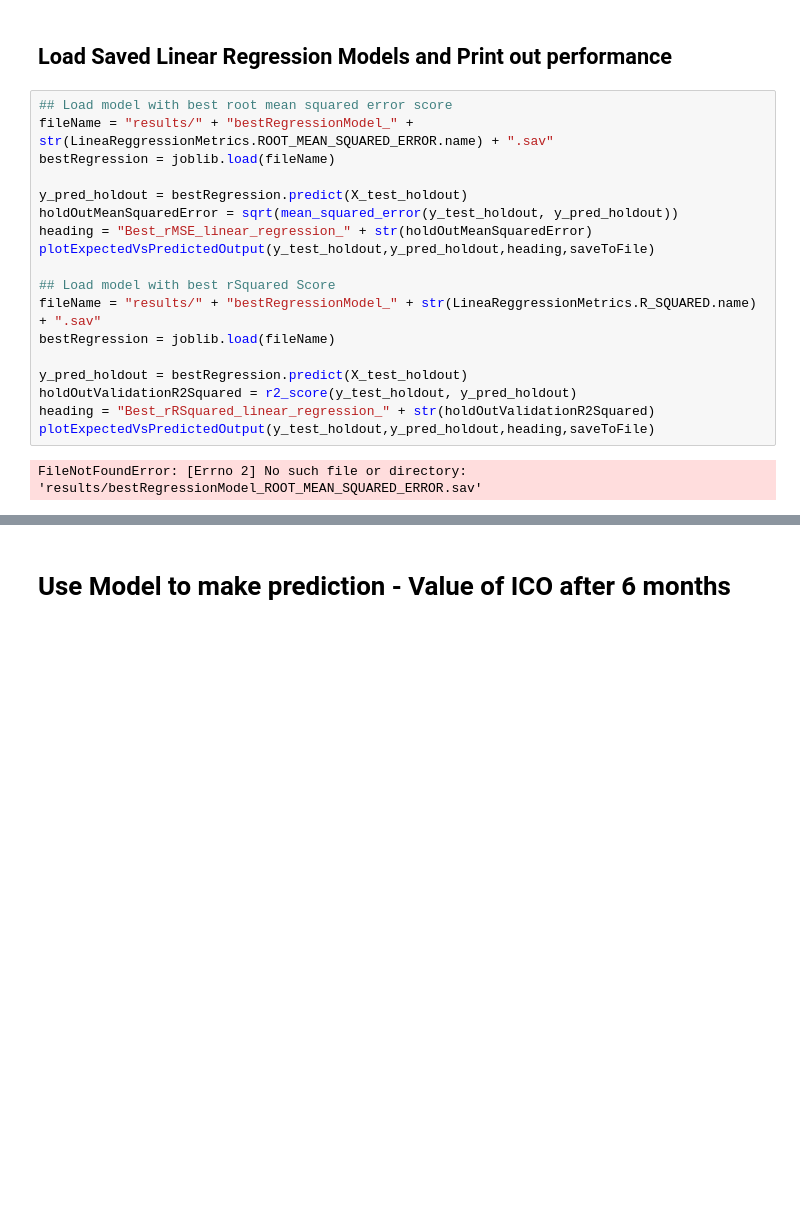
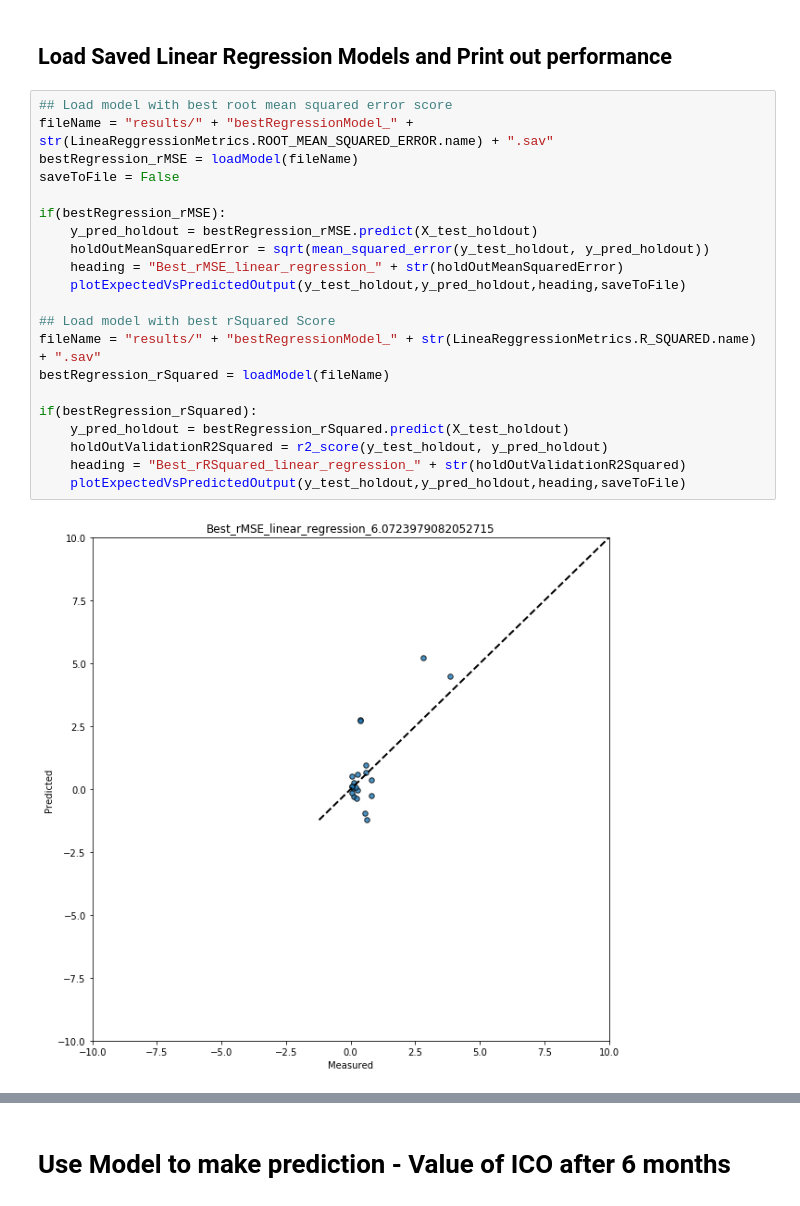
Before and after one commit to KaleabTessera/ICOOmen_ML_Model, a Jupyter notebook: ICOData.ipynb, the cells around one changed output, grey strips where cells are left out. Saved outputs shown, nothing was run; the diff lists cells and outputs as text; blank space fills up the shorter version.

Commit message:
Loaded some pre-trained models.

```diff
--- a/ICOData.ipynb
+++ b/ICOData.ipynb
@@ -298,20 +300,23 @@ ridgeRegressionRunnerOptimize(LineaReggressionMetrics.R_SQUARED,n,X_cross,y_cros
 # %%
 ## Load model with best root mean squared error score
 fileName = "results/" + "bestRegressionModel_" + str(LineaReggressionMetrics.ROOT_MEAN_SQUARED_ERROR.name) + ".sav"
-bestRegression = joblib.load(fileName)
+bestRegression_rMSE = loadModel(fileName)
+saveToFile = False
 
-y_pred_holdout = bestRegression.predict(X_test_holdout)
-holdOutMeanSquaredError = sqrt(mean_squared_error(y_test_holdout, y_pred_holdout))
-heading = "Best_rMSE_linear_regression_" + str(holdOutMeanSquaredError)
-plotExpectedVsPredictedOutput(y_test_holdout,y_pred_holdout,heading,saveToFile)
+if(bestRegression_rMSE):
+    y_pred_holdout = bestRegression_rMSE.predict(X_test_holdout)
+    holdOutMeanSquaredError = sqrt(mean_squared_error(y_test_holdout, y_pred_holdout))
+    heading = "Best_rMSE_linear_regression_" + str(holdOutMeanSquaredError)
+    plotExpectedVsPredictedOutput(y_test_holdout,y_pred_holdout,heading,saveToFile)
 
 ## Load model with best rSquared Score
 fileName = "results/" + "bestRegressionModel_" + str(LineaReggressionMetrics.R_SQUARED.name) + ".sav"
-bestRegression = joblib.load(fileName)
+bestRegression_rSquared = loadModel(fileName)
 
-y_pred_holdout = bestRegression.predict(X_test_holdout)
-holdOutValidationR2Squared = r2_score(y_test_holdout, y_pred_holdout)
-heading = "Best_rRSquared_linear_regression_" + str(holdOutValidationR2Squared)
-plotExpectedVsPredictedOutput(y_test_holdout,y_pred_holdout,heading,saveToFile)
+if(bestRegression_rSquared):
+    y_pred_holdout = bestRegression_rSquared.predict(X_test_holdout)
+    holdOutValidationR2Squared = r2_score(y_test_holdout, y_pred_holdout)
+    heading = "Best_rRSquared_linear_regression_" + str(holdOutValidationR2Squared)
+    plotExpectedVsPredictedOutput(y_test_holdout,y_pred_holdout,heading,saveToFile)
 # %% [output]
-FileNotFoundError: [Errno 2] No such file or directory: 'results/bestRegressionModel_ROOT_MEAN_SQUARED_ERROR.sav'
+[figure, added]
```
Also changed, not shown: parts of 14 cells of this notebook, 4 other files.
